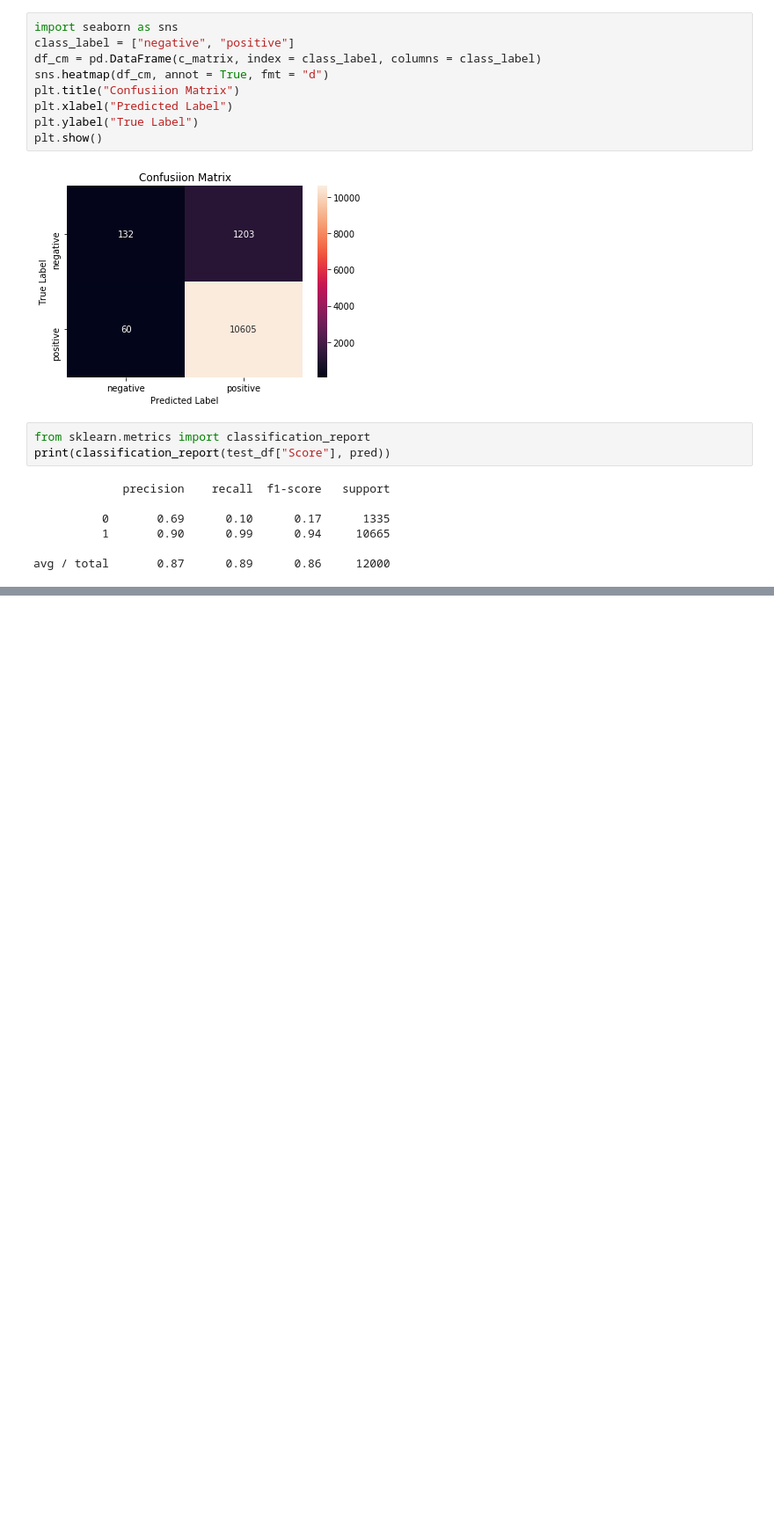
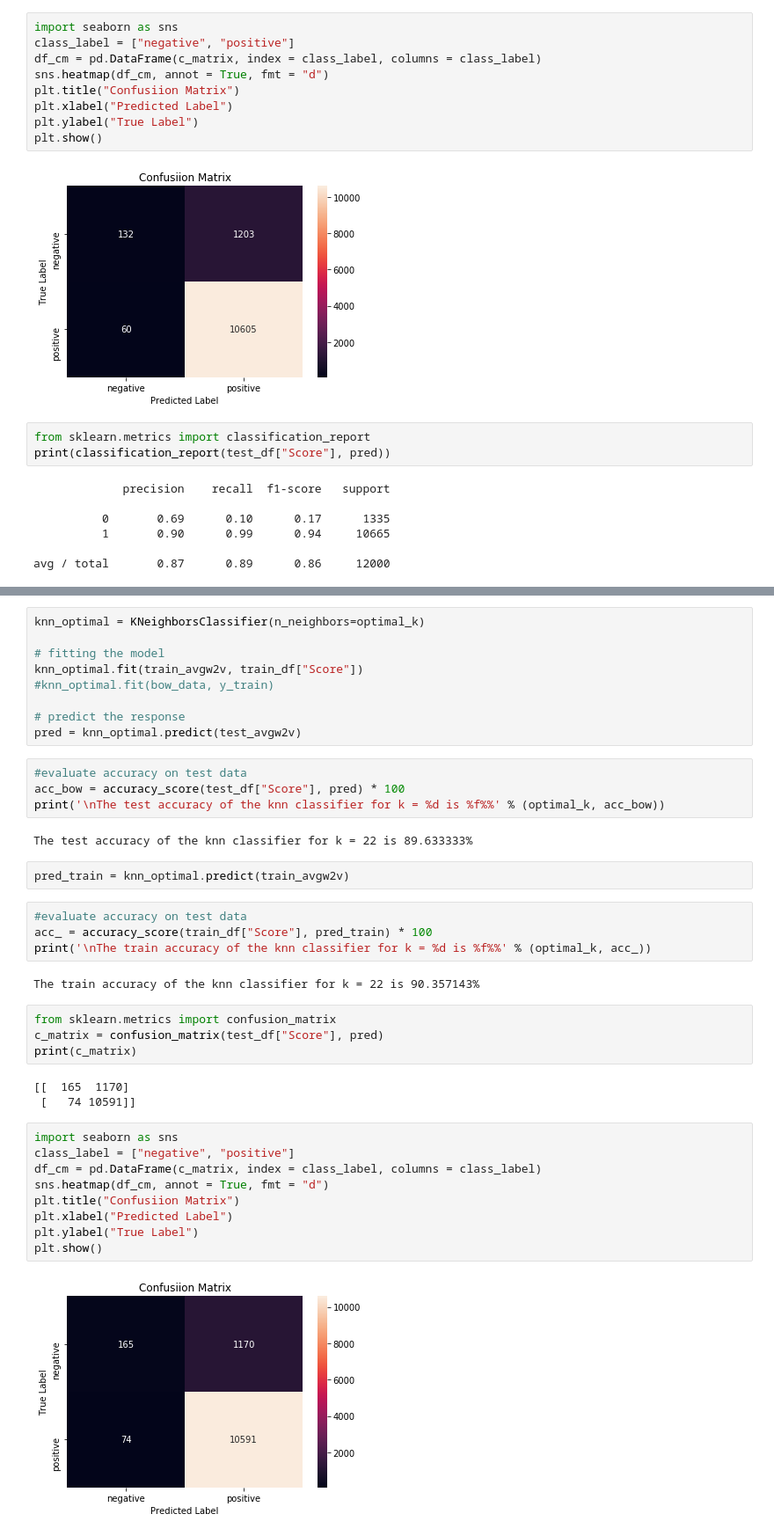
Before and after one commit to mehrayogesh208/Amazon-Fine-Food, a Jupyter notebook: Knn.ipynb, the cells around one changed output, grey strips where cells are left out. Shown: that part at 88% size. Cells and saved outputs as stored; diff of their text form; blank space fills up the shorter version.

```diff
--- a/Knn.ipynb
+++ b/Knn.ipynb
@@ -214,0 +222,41 @@ avg / total       0.87      0.89      0.86     12000
+# %%
+knn_optimal = KNeighborsClassifier(n_neighbors=optimal_k)
+
+# fitting the model
+knn_optimal.fit(train_avgw2v, train_df["Score"])
+#knn_optimal.fit(bow_data, y_train)
+
+# predict the response
+pred = knn_optimal.predict(test_avgw2v)
+# %%
+#evaluate accuracy on test data
+acc_bow = accuracy_score(test_df["Score"], pred) * 100
+print('\nThe test accuracy of the knn classifier for k = %d is %f%%' % (optimal_k, acc_bow))
+# %% [output]
+The test accuracy of the knn classifier for k = 22 is 89.633333%
+# %%
+pred_train = knn_optimal.predict(train_avgw2v)
+# %%
+#evaluate accuracy on test data
+acc_ = accuracy_score(train_df["Score"], pred_train) * 100
+print('\nThe train accuracy of the knn classifier for k = %d is %f%%' % (optimal_k, acc_))
+# %% [output]
+The train accuracy of the knn classifier for k = 22 is 90.357143%
+# %%
+from sklearn.metrics import confusion_matrix
+c_matrix = confusion_matrix(test_df["Score"], pred)
+print(c_matrix)
+# %% [output]
+[[  165  1170]
+ [   74 10591]]
+# %%
+import seaborn as sns
+class_label = ["negative", "positive"]
+df_cm = pd.DataFrame(c_matrix, index = class_label, columns = class_label)
+sns.heatmap(df_cm, annot = True, fmt = "d")
+plt.title("Confusiion Matrix")
+plt.xlabel("Predicted Label")
+plt.ylabel("True Label")
+plt.show()
+# %% [output]
+[figure, added]
```
Also changed, not shown: parts of 3 cells of this notebook.
